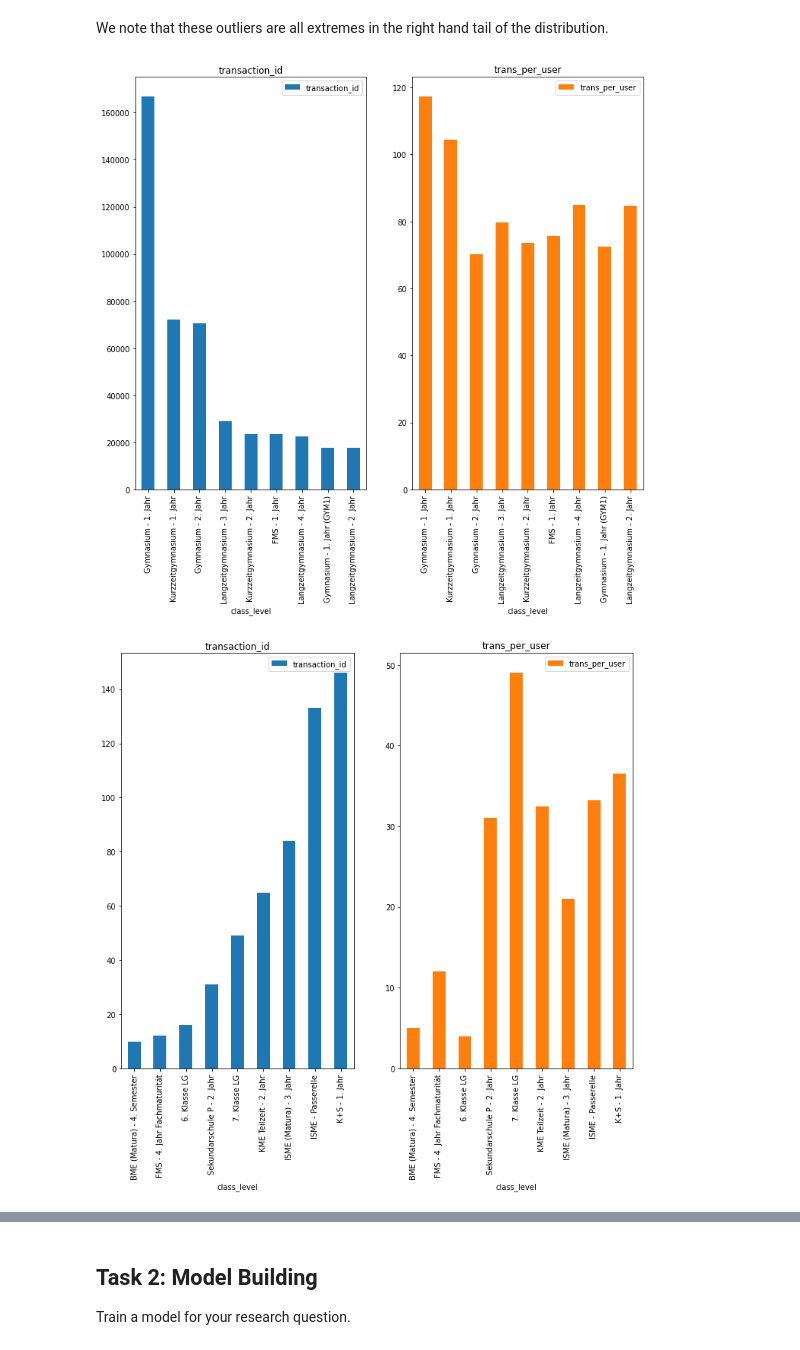
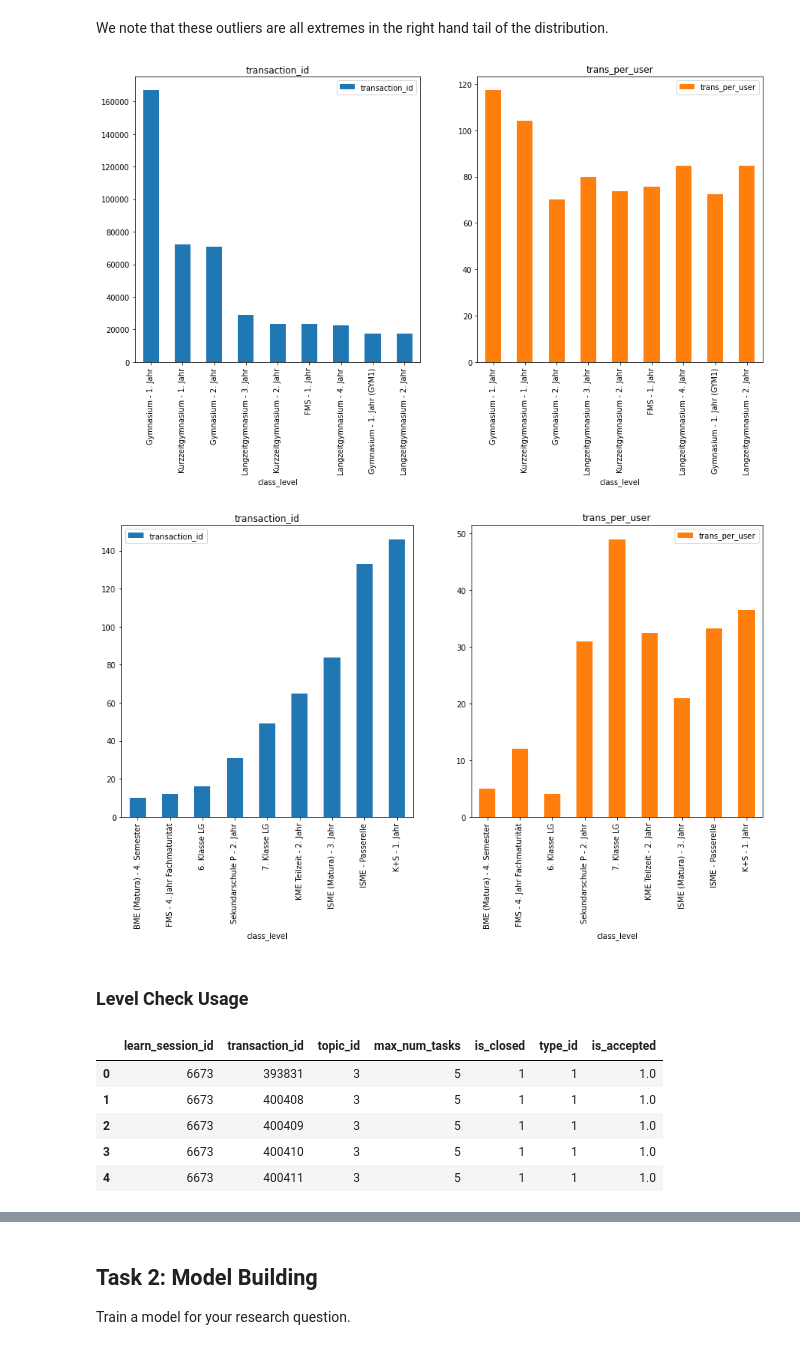
Before and after one commit to ML4BD/milestone-4-roguesgallery, a Jupyter notebook: notebooks/Milestone04/m4_lernnavi_342485.ipynb, the cells around one changed output, grey strips where cells are left out. Saved outputs shown, nothing was run; the diff lists cells and outputs as text; code cells hidden in the pictures.

```diff
--- a/notebooks/Milestone04/m4_lernnavi_342485.ipynb
+++ b/notebooks/Milestone04/m4_lernnavi_342485.ipynb
@@ -193,14 +198,14 @@ We note that these outliers are all extremes in the right hand tail of the distr
 # %%
 ax = class_transactions.sort_values(by=['transaction_id', 'trans_per_user'],
                                     ascending=[False, False]) \
                         .iloc[0:9, :] \
                         .plot.bar(x='class_level',
                                   y=['transaction_id', 'trans_per_user'],
                                   subplots=True,
                                   layout=(1,2),
-                                  figsize=(12,10))
+                                  figsize=(15,7))
 # %% [output]
-[figure, old version]
+[figure, new version]
 # %%
 ax = class_transactions.sort_values(by=['transaction_id', 'trans_per_user'],
                                     ascending=[True, True]) \
@@ -209,6 +214,8 @@ ax = class_transactions.sort_values(by=['transaction_id', 'trans_per_user'],
                                   y=['transaction_id', 'trans_per_user'],
                                   subplots=True,
                                   layout=(1,2),
-                                  figsize=(12,10))
+                                  figsize=(15,7))
 # %% [output]
-[figure, old version]
+[figure, new version]
+# %% [markdown]
+### Level Check Usage
@@ -214,0 +224,9 @@ ax = class_transactions.sort_values(by=['transaction_id', 'trans_per_user'],
+# %%
+lst.head()
+# %% [output]
+|  | learn_session_id | transaction_id | topic_id | max_num_tasks | is_closed | type_id | is_accepted |
+| 0 | 6673 | 393831 | 3 | 5 | 1 | 1 | 1.0 |
+| 1 | 6673 | 400408 | 3 | 5 | 1 | 1 | 1.0 |
+| 2 | 6673 | 400409 | 3 | 5 | 1 | 1 | 1.0 |
+| 3 | 6673 | 400410 | 3 | 5 | 1 | 1 | 1.0 |
+| 4 | 6673 | 400411 | 3 | 5 | 1 | 1 | 1.0 |
```
Also changed, not shown: parts of 11 cells of this notebook.
